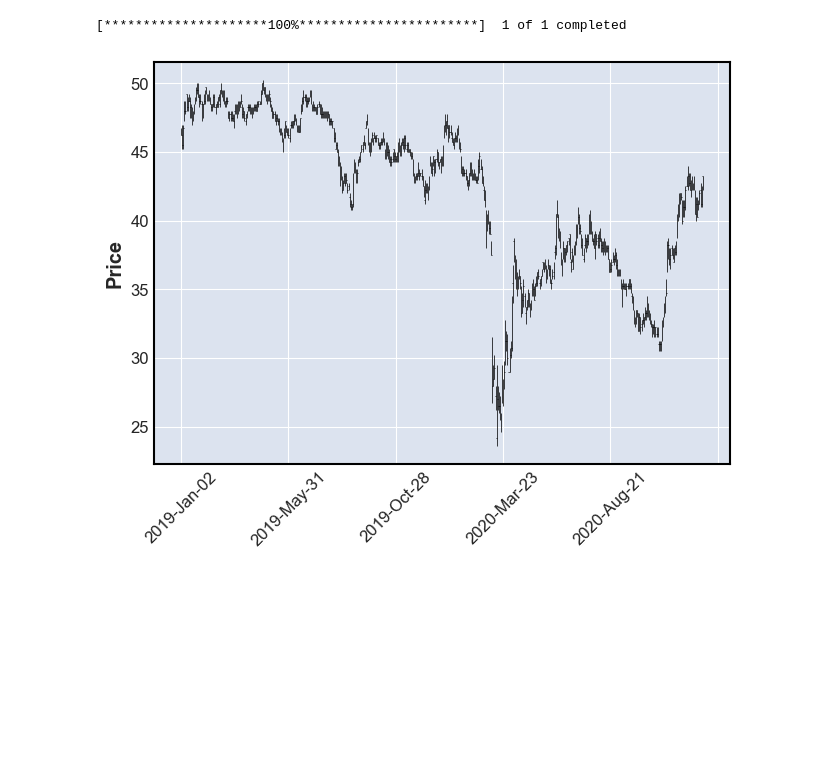
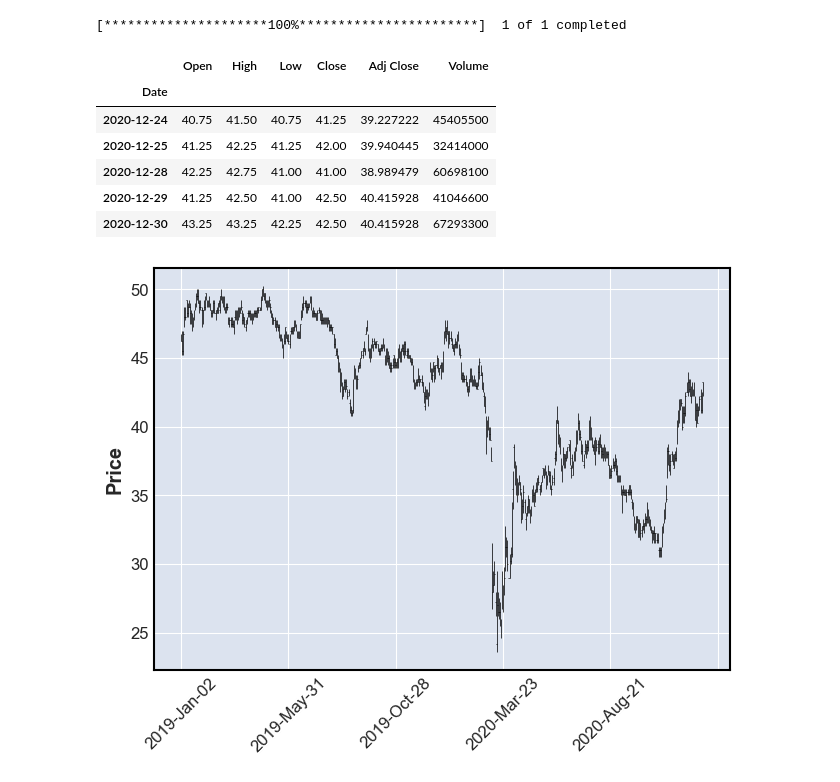
Before and after one commit to phongyanon/PythonInvestment, a Jupyter notebook: candleStickPlot.ipynb, the cells around one changed output. Cells and saved outputs as stored; diff of their text form; code cells hidden in the pictures; blank space fills up the shorter version.

```diff
--- a/candleStickPlot.ipynb
+++ b/candleStickPlot.ipynb
@@ -10,6 +10,16 @@ yf.pdr_override()
 PTT = pdr.get_data_yahoo('PTT.BK', start='2019-01-01', end='2021-01-01')
 # %% [output]
 [*********************100%***********************]  1 of 1 completed
+# %%
+PTT.tail()
+# %% [output]
+|  | Open | High | Low | Close | Adj Close | Volume |
+| Date |  |  |  |  |  |  |
+| 2020-12-24 | 40.75 | 41.50 | 40.75 | 41.25 | 39.227222 | 45405500 |
+| 2020-12-25 | 41.25 | 42.25 | 41.25 | 42.00 | 39.940445 | 32414000 |
+| 2020-12-28 | 42.25 | 42.75 | 41.00 | 41.00 | 38.989479 | 60698100 |
+| 2020-12-29 | 41.25 | 42.50 | 41.00 | 42.50 | 40.415928 | 41046600 |
+| 2020-12-30 | 43.25 | 43.25 | 42.25 | 42.50 | 40.415928 | 67293300 |
 # %%
 mpf.plot(PTT)
 # %% [output]
```
Also changed, not shown: 4 other files.
